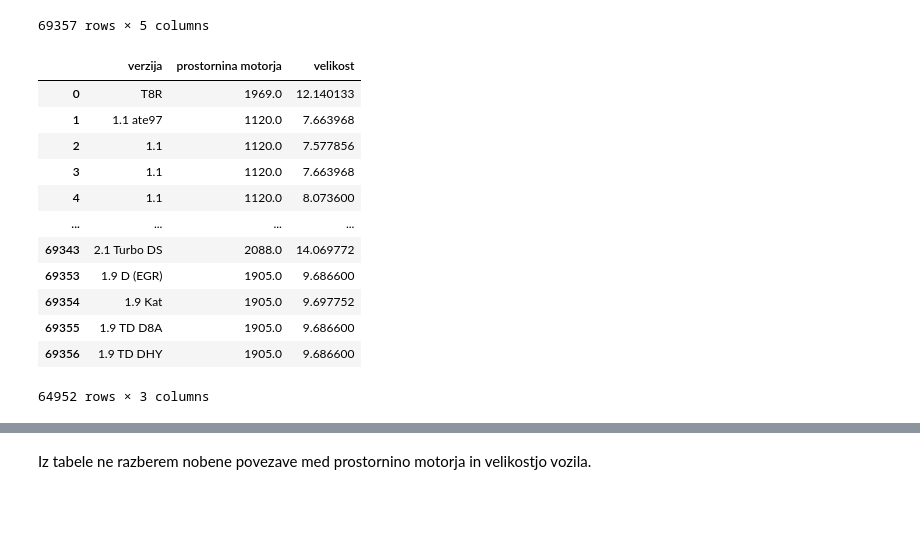
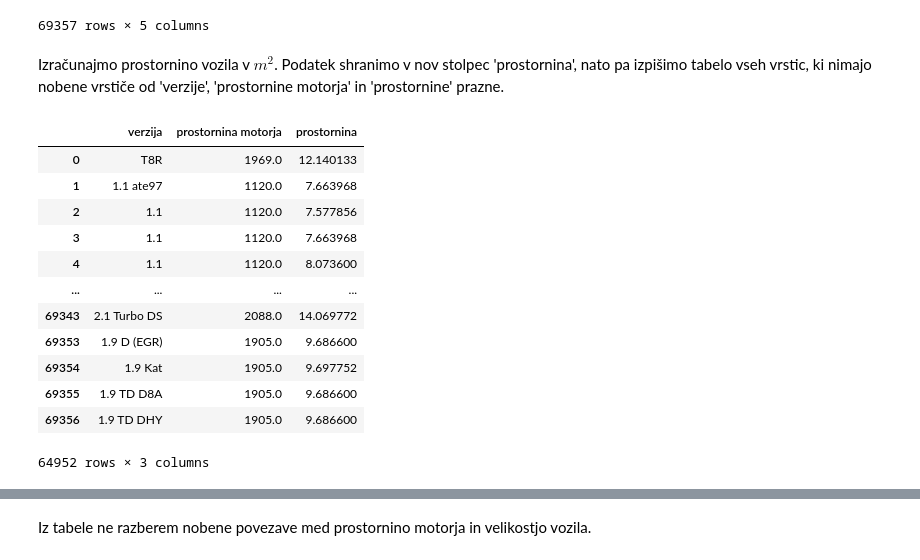
Before and after one commit to LucjaFekonja/analiza-avtomobilov, a Jupyter notebook: analiza-podatkov/analiza.ipynb, the cells around one changed output, grey strips where cells are left out. Drawn from its saved outputs; the diff is of its cells as text; code cells hidden in the pictures; blank space fills up the shorter version.

```diff
--- a/analiza-podatkov/analiza.ipynb
+++ b/analiza-podatkov/analiza.ipynb
@@ -98,18 +100,20 @@ avti_in_dimenzije[['verzija', 'prostornina motorja', 'višina', 'širina', 'dol
 | 69355 | 1.9 TD D8A | 1905.0 | 140.0 | 170.0 | 407.0 |
 | 69356 | 1.9 TD DHY | 1905.0 | 140.0 | 170.0 | 407.0 |
 69357 rows × 5 columns
+# %% [markdown]
+Izračunajmo prostornino vozila v $m^2$. Podatek shranimo v nov stolpec 'prostornina', nato pa izpišimo tabelo vseh vrstic, ki nimajo nobene vrstiče od 'verzije', 'prostornine motorja' in 'prostornine' prazne.
 # %%
 def velikost(v, s, d): return v * s * d
 
 vrednosti = velikost(avti_in_dimenzije.višina / 100,
                      avti_in_dimenzije.širina / 100,
                      avti_in_dimenzije.dolžina / 100)
 
-avti_in_dimenzije['velikost'] = vrednosti
-tabela_velikosti = avti_in_dimenzije[['verzija', 'prostornina motorja', 'velikost']].dropna()
+avti_in_dimenzije['prostornina'] = vrednosti
+tabela_velikosti = avti_in_dimenzije[['verzija', 'prostornina motorja', 'prostornina']].dropna()
 tabela_velikosti
 # %% [output]
-|  | verzija | prostornina motorja | velikost |
+|  | verzija | prostornina motorja | prostornina |
 | 0 | T8R | 1969.0 | 12.140133 |
 | 1 | 1.1 ate97 | 1120.0 | 7.663968 |
 | 2 | 1.1 | 1120.0 | 7.577856 |
```
Also changed, not shown: parts of 22 cells of this notebook.
